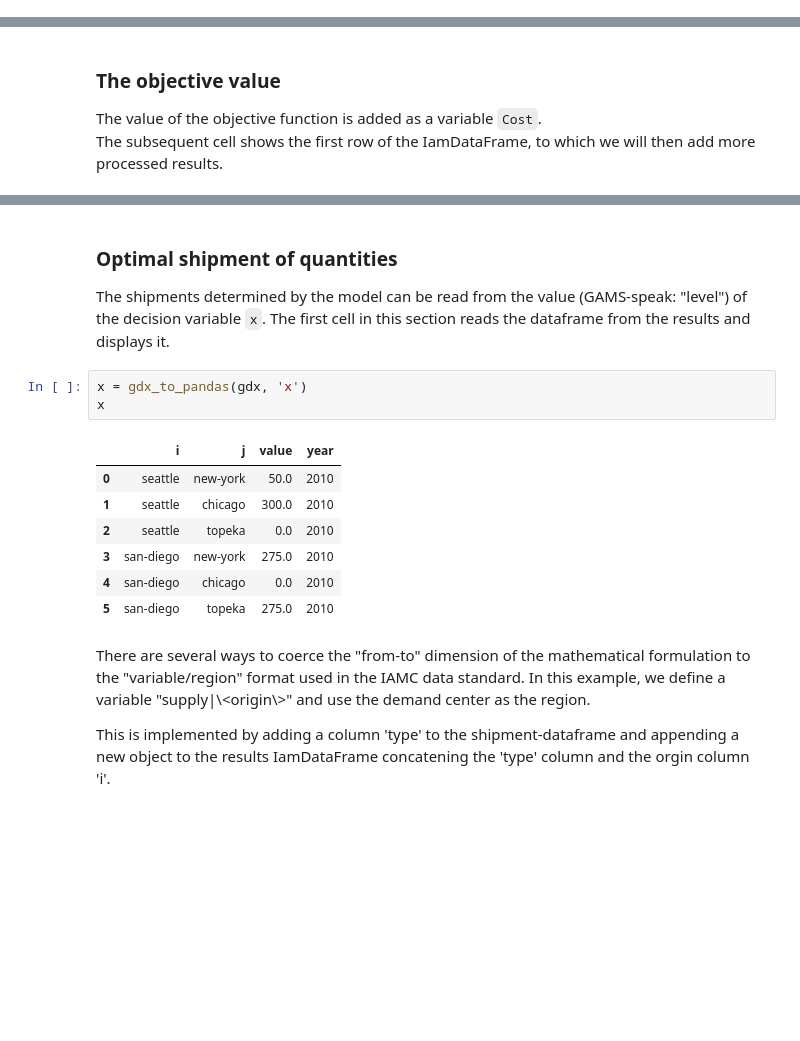
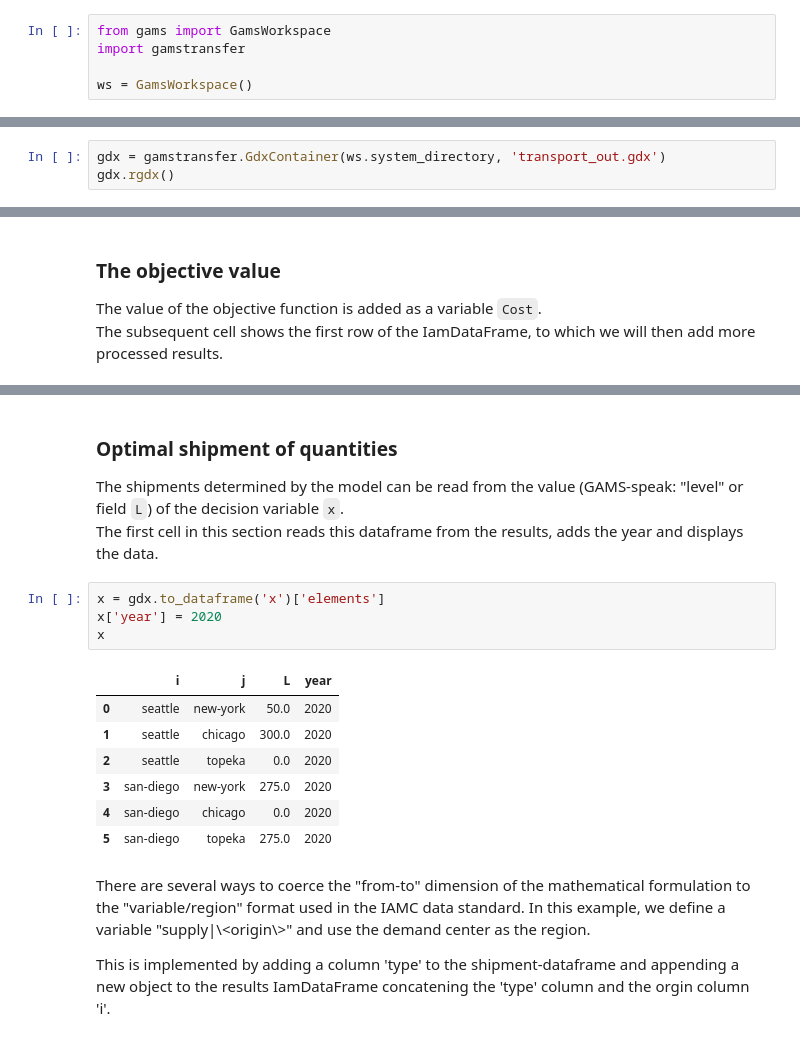
Before and after one commit to IAMconsortium/pyam, a Jupyter notebook: doc/source/tutorials/GAMS_to_pyam.ipynb, the cells around one changed output, grey strips where cells are left out. Cells and saved outputs as stored; diff of their text form; blank space fills up the shorter version.

```diff
--- a/doc/source/tutorials/GAMS_to_pyam.ipynb
+++ b/doc/source/tutorials/GAMS_to_pyam.ipynb
@@ -133,0 +112,5 @@ def gdx_to_pandas(gdx, symbol, attribute='level'):
+# %%
+from gams import GamsWorkspace
+import gamstransfer
+
+ws = GamsWorkspace()
@@ -134,3 +120,6 @@ def gdx_to_pandas(gdx, symbol, attribute='level'):
+# %%
+gdx = gamstransfer.GdxContainer(ws.system_directory, 'transport_out.gdx')
+gdx.rgdx()
 # %% [markdown]
 ## Cast results to an IamDataFrame
 
@@ -157,19 +162,20 @@ df.timeseries()
 ### Optimal shipment of quantities
 
 The shipments determined by the model can be read from the value
-(GAMS-speak: "level") of the decision variable `x`.
-The first cell in this section reads the dataframe from the results and displays it.
+(GAMS-speak: "level" or field `L`) of the decision variable `x`.
+The first cell in this section reads this dataframe from the results, adds the year and displays the data.
 # %%
-x = gdx_to_pandas(gdx, 'x')
+x = gdx.to_dataframe('x')['elements']
+x['year'] = 2020
 x
 # %% [output]
-|  | i | j | value | year |
-| 0 | seattle | new-york | 50.0 | 2010 |
-| 1 | seattle | chicago | 300.0 | 2010 |
-| 2 | seattle | topeka | 0.0 | 2010 |
-| 3 | san-diego | new-york | 275.0 | 2010 |
-| 4 | san-diego | chicago | 0.0 | 2010 |
-| 5 | san-diego | topeka | 275.0 | 2010 |
+|  | i | j | L | year |
+| 0 | seattle | new-york | 50.0 | 2020 |
+| 1 | seattle | chicago | 300.0 | 2020 |
+| 2 | seattle | topeka | 0.0 | 2020 |
+| 3 | san-diego | new-york | 275.0 | 2020 |
+| 4 | san-diego | chicago | 0.0 | 2020 |
+| 5 | san-diego | topeka | 275.0 | 2020 |
 # %% [markdown]
 There are several ways to coerce the "from-to" dimension of the mathematical formulation
 to the "variable/region" format used in the IAMC data standard.
```
Also changed, not shown: parts of 18 cells of this notebook.
